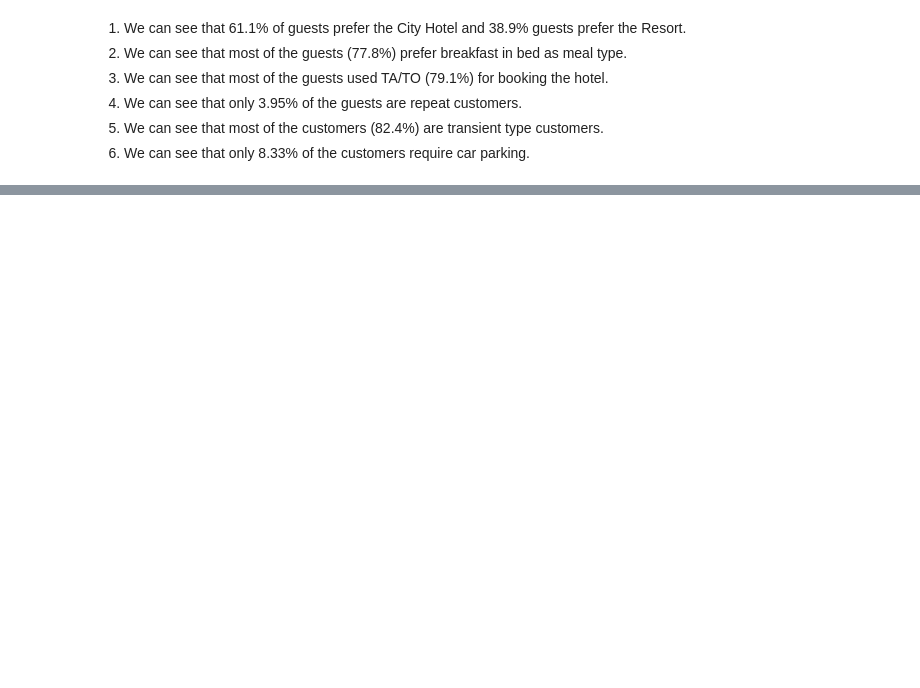
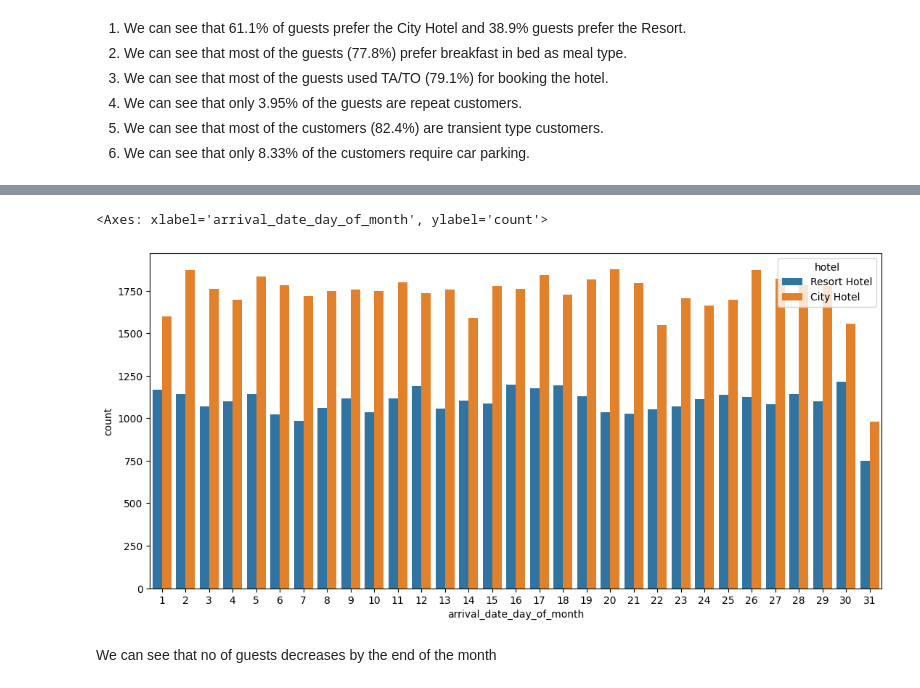
Before and after one commit to vishant750/hotelbookinganalysis, a Jupyter notebook: EDA_Hotel_Analysis.ipynb, the cells around one changed output, grey strips where cells are left out. Drawn from its saved outputs; the diff is of its cells as text; code cells hidden in the pictures; blank space fills up the shorter version.

```diff
--- a/EDA_Hotel_Analysis.ipynb
+++ b/EDA_Hotel_Analysis.ipynb
@@ -338,0 +367,8 @@ Text(0.5, 1.0, 'Required car parking space')
+# %%
+plt.figure(figsize=(13,6))
+sns.countplot(x='arrival_date_day_of_month',data=hotel_df,hue='hotel')
+# %% [output]
+<Axes: xlabel='arrival_date_day_of_month', ylabel='count'>
+[figure, added]
+# %% [markdown]
+We can see that no of guests decreases by the end of the month
```
Also changed, not shown: parts of 8 cells of this notebook.
